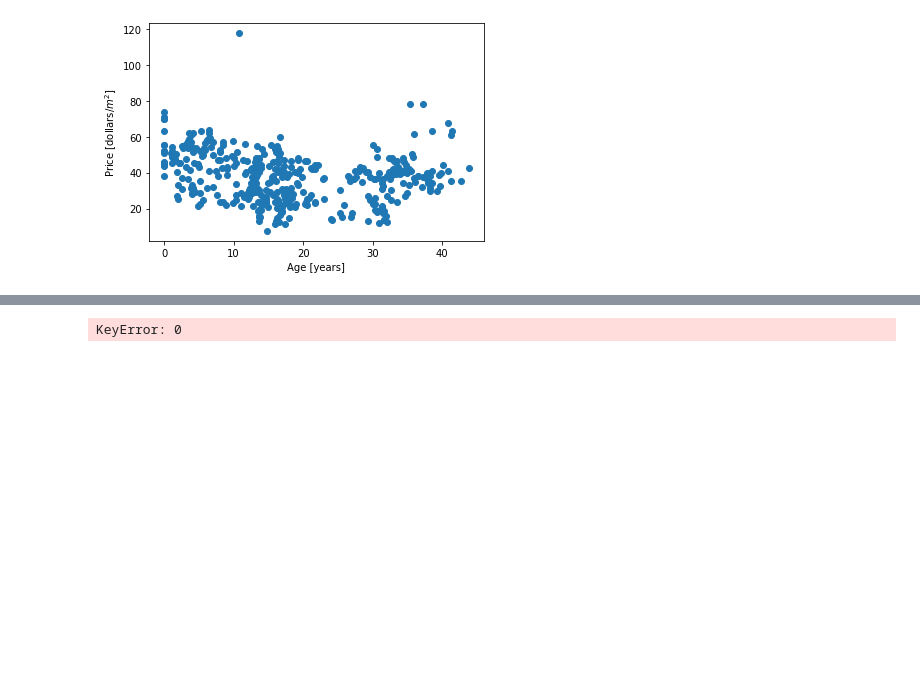
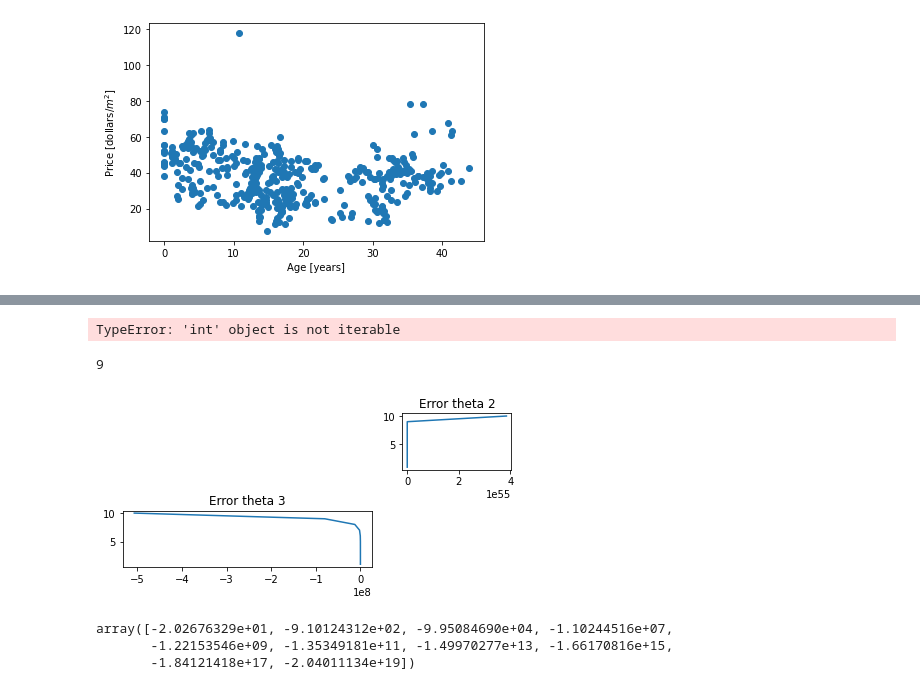
Before and after one commit to Camilohoyos99/Machine-learning, a Jupyter notebook: 1 Taller1 ML/tarea1 funcion gradiente.ipynb, the cells around one changed output, grey strips where cells are left out. Drawn from its saved outputs; the diff is of its cells as text; code cells hidden in the pictures; blank space fills up the shorter version.

```diff
--- a/1 Taller1 ML/tarea1 funcion gradiente.ipynb
+++ b/1 Taller1 ML/tarea1 funcion gradiente.ipynb
@@ -114,4 +119,50 @@ X.head()
+# %%
+ra = np.random.randn(414)
+h0 = np.array(h0)
+y =np.array(y)
+h0[:,1] - y
+# %% [output]
+TypeError: 'int' object is not iterable
 # %%
-Multivariable_Linear_Regression(X,Y,0.03,1000)
+N0 = 10
+alpha = 0.25
+
+thetas, errores =Multivariable_Linear_Regression(X,y,alpha,N0)
-# %% [output]
-KeyError: 0
+# %%
+errores = np.array(errores)
+len(errores [:,0].shape)
+len(np.arange(1,N0))
+# %% [output]
+9
+# %%
+def graficar(err, itera):
+    err = np.array(err)
+    plot1 = plt.subplot2grid((3, 3), (0, 0),colspan=2,rowspan=2)
+    plot2 = plt.subplot2grid((3, 3), (0, 2), colspan=2)
+    plot3 = plt.subplot2grid((3, 3), (1, 0), colspan=2)
+
+
+    plot1.plot(err[:,0],itera)
+    plot1.set_title('Error theta 1')
+
+
+    plot2.plot(err[:,1],itera)
+    plot2.set_title('Error theta 2')
+
+
+    plot3.plot(err[:,2],itera)
+    plot3.set_title('Error theta 3')
+
+    # Packing all the plots and displaying them
+    plt.tight_layout()
+    plt.show()
+# %%
+graficar(errores,np.arange(1,N0+1))
+# %% [output]
+[figure, added]
+# %%
+errores[:,0]
+# %% [output]
+array([-2.02676329e+01, -9.10124312e+02, -9.95084690e+04, -1.10244516e+07,
+       -1.22153546e+09, -1.35349181e+11, -1.49970277e+13, -1.66170816e+15,
+       -1.84121418e+17, -2.04011134e+19])
```
Also changed, not shown: parts of 10 cells of this notebook, 1 other file.
